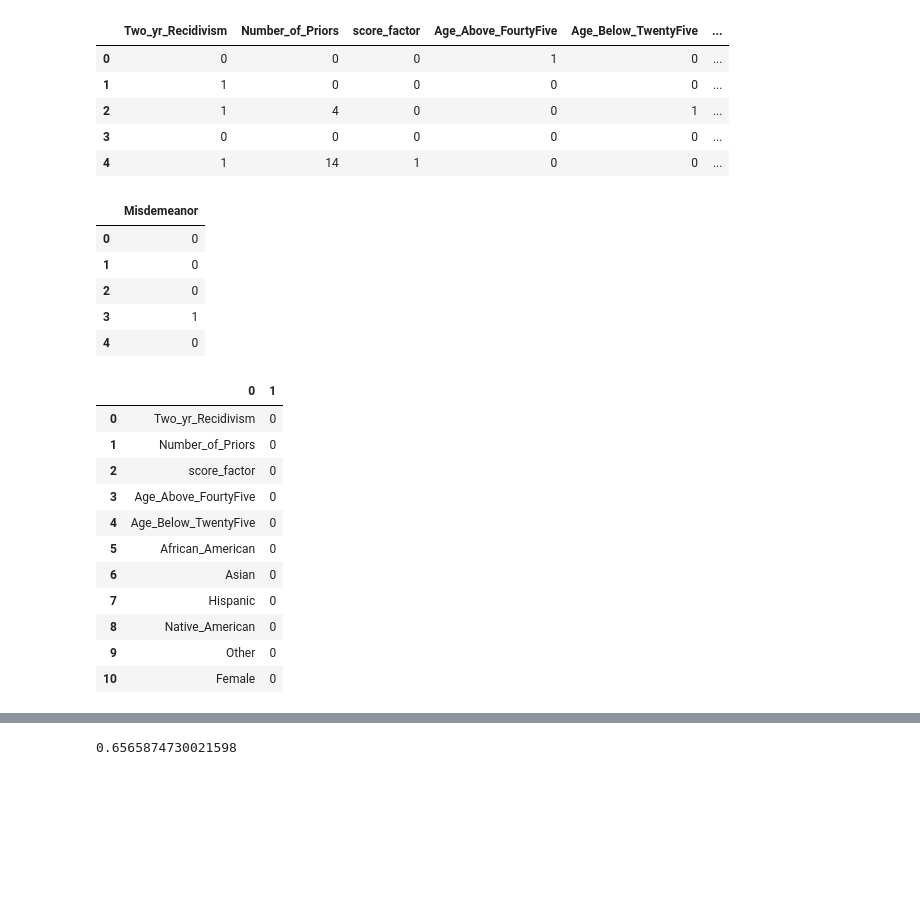
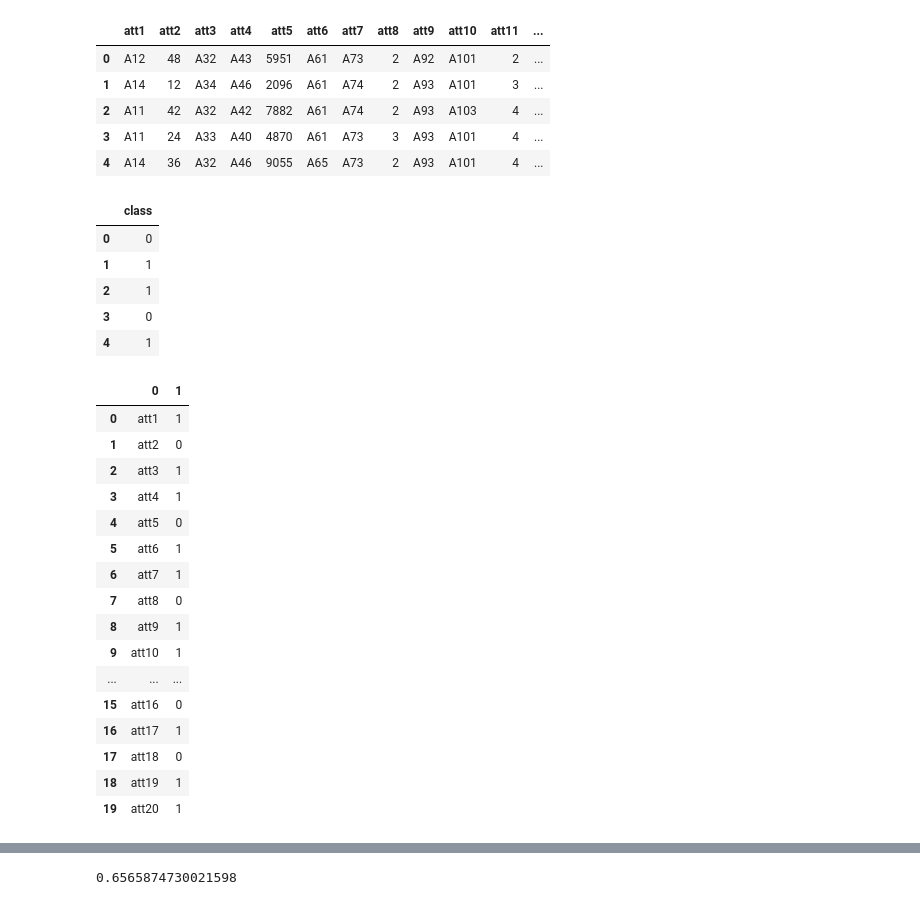
Before and after one commit to bartsvoboda/XAI_models, a Jupyter notebook: test_experiments.ipynb, the cells around one changed output, grey strips where cells are left out. Drawn from its saved outputs; the diff is of its cells as text; code cells hidden in the pictures; blank space fills up the shorter version.

Commit message:
fix german dataset, add MinMaxScaler

```diff
--- a/test_experiments.ipynb
+++ b/test_experiments.ipynb
@@ -12,44 +12,49 @@ from interpret.glassbox import ExplainableBoostingClassifier
 from sklearn.model_selection import train_test_split
 # %%
 #import compas dataset
-X = pd.read_csv("./datasets/cleaned/compas_X.csv")
+X = pd.read_csv("./datasets/cleaned/german_X.csv")
 X = X.drop("Unnamed: 0", axis=1)
-y = pd.read_csv("./datasets/cleaned/compas_y.csv")
+y = pd.read_csv("./datasets/cleaned/german_y.csv")
 y = y.drop("Unnamed: 0", axis=1)
 
 X.head()
 # %% [output]
-|  | Two_yr_Recidivism | Number_of_Priors | score_factor | Age_Above_FourtyFive | Age_Below_TwentyFive | ... |
-| 0 | 0 | 0 | 0 | 1 | 0 | ... |
-| 1 | 1 | 0 | 0 | 0 | 0 | ... |
-| 2 | 1 | 4 | 0 | 0 | 1 | ... |
-| 3 | 0 | 0 | 0 | 0 | 0 | ... |
-| 4 | 1 | 14 | 1 | 0 | 0 | ... |
+|  | att1 | att2 | att3 | att4 | att5 | att6 | att7 | att8 | att9 | att10 | att11 | ... |
+| 0 | A12 | 48 | A32 | A43 | 5951 | A61 | A73 | 2 | A92 | A101 | 2 | ... |
+| 1 | A14 | 12 | A34 | A46 | 2096 | A61 | A74 | 2 | A93 | A101 | 3 | ... |
+| 2 | A11 | 42 | A32 | A42 | 7882 | A61 | A74 | 2 | A93 | A103 | 4 | ... |
+| 3 | A11 | 24 | A33 | A40 | 4870 | A61 | A73 | 3 | A93 | A101 | 4 | ... |
+| 4 | A14 | 36 | A32 | A46 | 9055 | A65 | A73 | 2 | A93 | A101 | 4 | ... |
 # %%
 y.head()
 # %% [output]
-|  | Misdemeanor |
+|  | class |
 | 0 | 0 |
-| 1 | 0 |
-| 2 | 0 |
-| 3 | 1 |
-| 4 | 0 |
+| 1 | 1 |
+| 2 | 1 |
+| 3 | 0 |
+| 4 | 1 |
 # %%
-features_types_df = pd.read_csv("datasets/cleaned/datatypes/compas.csv")
+features_types_df = pd.read_csv("datasets/cleaned/datatypes/german.csv")
 features_types_df.T
 # %% [output]
 |  | 0 | 1 |
-| 0 | Two_yr_Recidivism | 0 |
-| 1 | Number_of_Priors | 0 |
-| 2 | score_factor | 0 |
-| 3 | Age_Above_FourtyFive | 0 |
-| 4 | Age_Below_TwentyFive | 0 |
-| 5 | African_American | 0 |
-| 6 | Asian | 0 |
-| 7 | Hispanic | 0 |
-| 8 | Native_American | 0 |
-| 9 | Other | 0 |
-| 10 | Female | 0 |
+| 0 | att1 | 1 |
+| 1 | att2 | 0 |
+| 2 | att3 | 1 |
+| 3 | att4 | 1 |
+| 4 | att5 | 0 |
+| 5 | att6 | 1 |
+| 6 | att7 | 1 |
+| 7 | att8 | 0 |
+| 8 | att9 | 1 |
+| 9 | att10 | 1 |
+| ... | ... | ... |
+| 15 | att16 | 0 |
+| 16 | att17 | 1 |
+| 17 | att18 | 0 |
+| 18 | att19 | 1 |
+| 19 | att20 | 1 |
 # %%
 feature_inidices = list(map(int, list(features_types_df)))
 # %%
```
Also changed, not shown: parts of 2 cells of this notebook, 7 other files.
